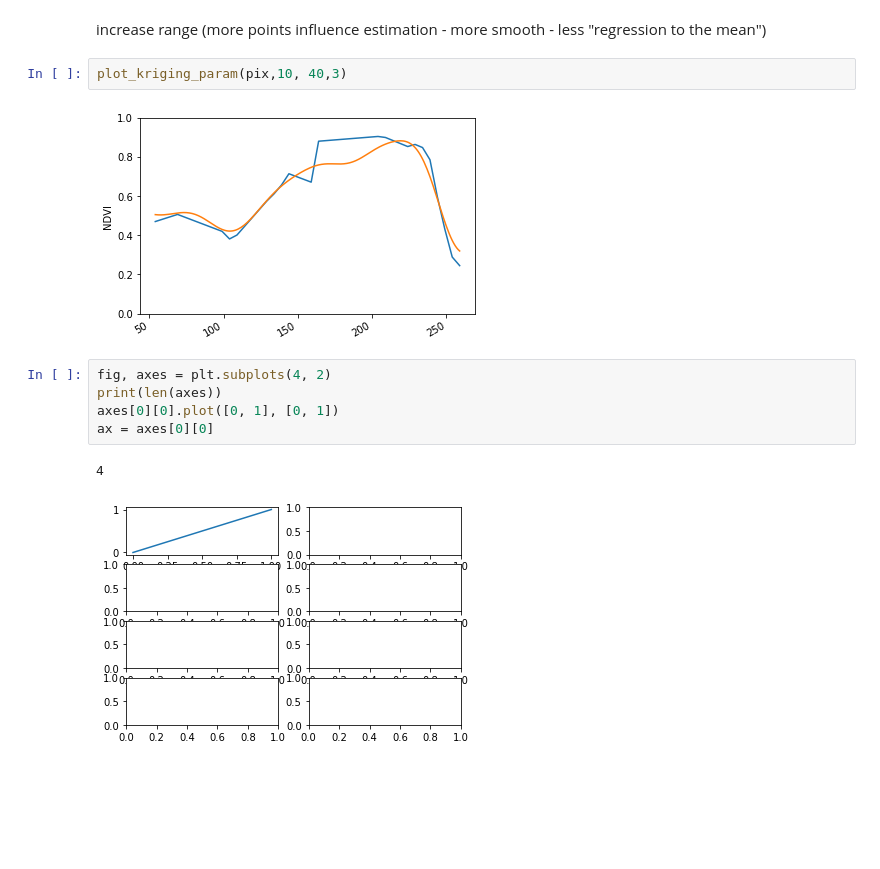
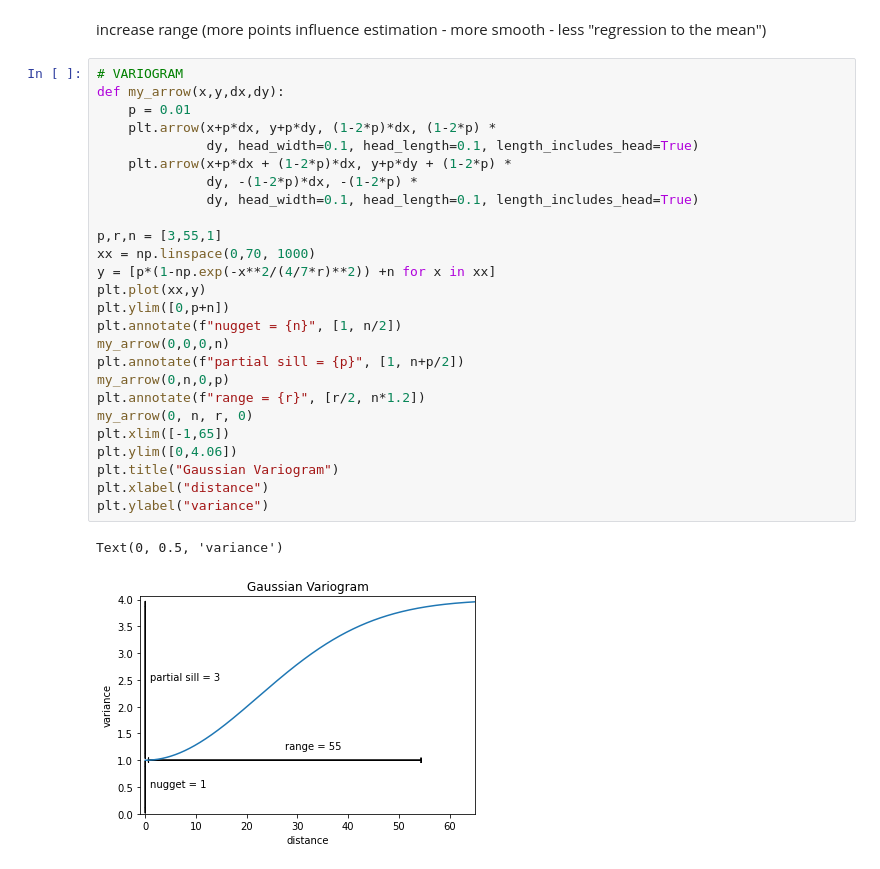
Before and after one commit to LGraz/MasterThesis-Code, a Jupyter notebook: methods/kriging.ipynb, the cells around one changed output. Saved outputs shown, nothing was run; the diff lists cells and outputs as text; blank space fills up the shorter version.

```diff
--- a/methods/kriging.ipynb
+++ b/methods/kriging.ipynb
@@ -99,15 +136,32 @@ plot_kriging_param(pix, 10,10,3)
 ==> observe regression the the mean
 # %% [markdown]
 increase range (more points influence estimation - more smooth - less "regression to the mean")
-# %%
-plot_kriging_param(pix,10, 40,3)
-# %% [output]
-[figure, removed]
-# %%
-fig, axes = plt.subplots(4, 2)
-print(len(axes))
-axes[0][0].plot([0, 1], [0, 1])
-ax = axes[0][0]
-# %% [output]
-4
-[figure, removed]
+# %%
+# VARIOGRAM
+def my_arrow(x,y,dx,dy):
+    p = 0.01
+    plt.arrow(x+p*dx, y+p*dy, (1-2*p)*dx, (1-2*p) *
+              dy, head_width=0.1, head_length=0.1, length_includes_head=True)
+    plt.arrow(x+p*dx + (1-2*p)*dx, y+p*dy + (1-2*p) *
+              dy, -(1-2*p)*dx, -(1-2*p) *
+              dy, head_width=0.1, head_length=0.1, length_includes_head=True)
+
+p,r,n = [3,55,1]
+xx = np.linspace(0,70, 1000)
+y = [p*(1-np.exp(-x**2/(4/7*r)**2)) +n for x in xx]
+plt.plot(xx,y)
+plt.ylim([0,p+n])
+plt.annotate(f"nugget = {n}", [1, n/2])
+my_arrow(0,0,0,n)
+plt.annotate(f"partial sill = {p}", [1, n+p/2])
+my_arrow(0,n,0,p)
+plt.annotate(f"range = {r}", [r/2, n*1.2])
+my_arrow(0, n, r, 0)
+plt.xlim([-1,65])
+plt.ylim([0,4.06])
+plt.title("Gaussian Variogram")
+plt.xlabel("distance")
+plt.ylabel("variance")
+# %% [output]
+Text(0, 0.5, 'variance')
+[figure, added]
```
Also changed, not shown: parts of 7 cells of this notebook, 1 other file.
